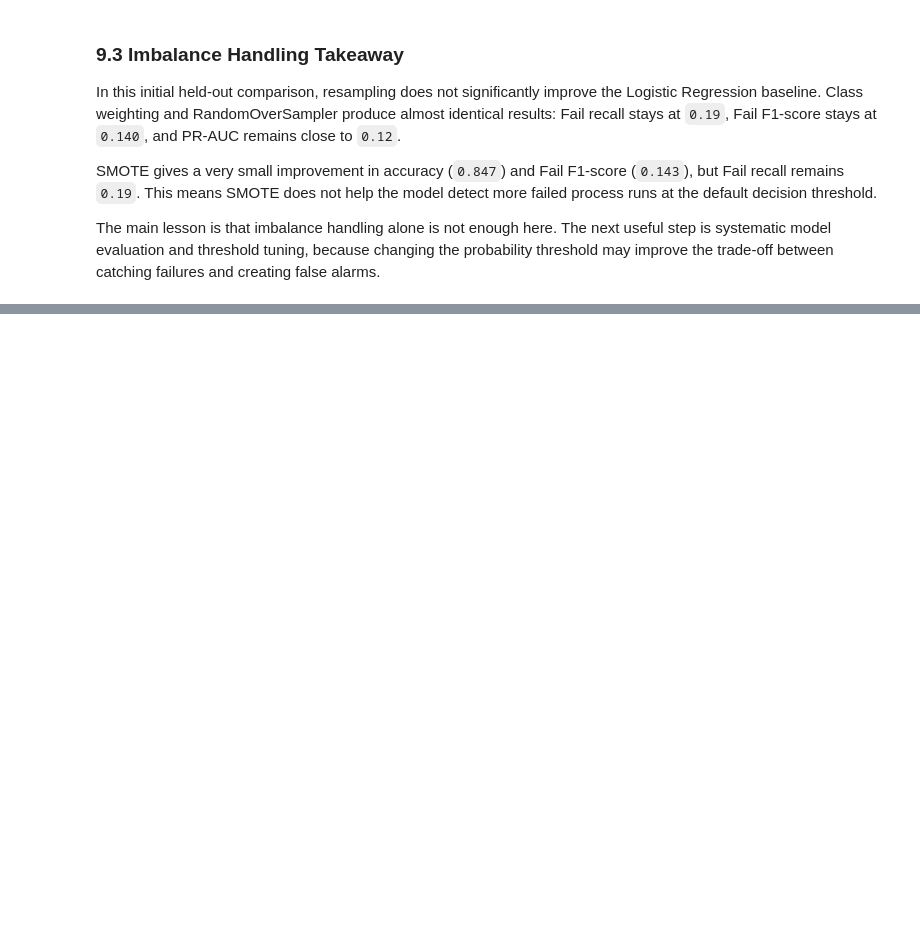
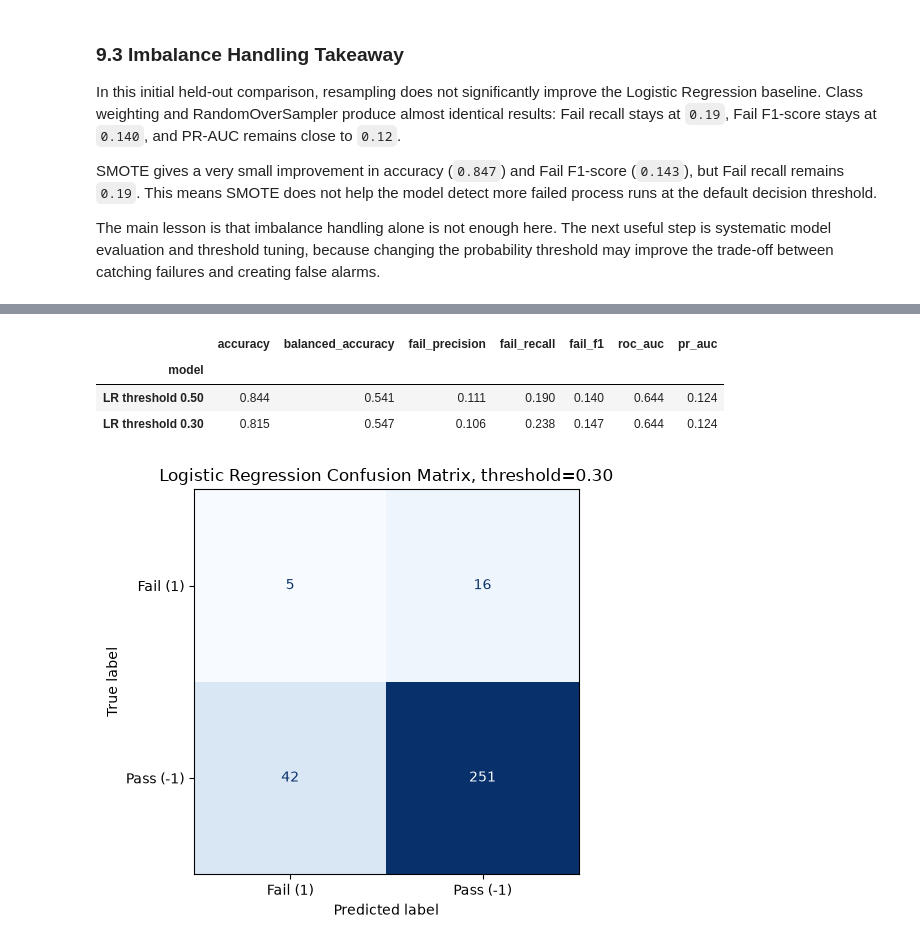
Before and after one commit to Spalding13/secom-fault-detection, a Jupyter notebook: notebooks/01_secom_fault_detection.ipynb, the cells around one changed output, grey strips where cells are left out. Cells and saved outputs as stored; diff of their text form; code cells hidden in the pictures; blank space fills up the shorter version.

```diff
--- a/notebooks/01_secom_fault_detection.ipynb
+++ b/notebooks/01_secom_fault_detection.ipynb
@@ -795,0 +972,44 @@ For this fault detection task, Fail-class recall is especially important, but it
+# %%
+threshold_model = clone(log_reg_pipeline)
+threshold_model.fit(X_train, y_train)
+
+test_fail_proba = get_fail_probabilities(threshold_model, X_test)
+default_threshold_pred = threshold_model.predict(X_test)
+tuned_threshold_pred = np.where(test_fail_proba >= best_threshold, 1, -1)
+
+threshold_test_comparison = pd.DataFrame([
+    summarize_model(
+        "LR threshold 0.50",
+        y_test,
+        default_threshold_pred,
+        test_fail_proba
+    ),
+    summarize_model(
+        f"LR threshold {best_threshold:.2f}",
+        y_test,
+        tuned_threshold_pred,
+        test_fail_proba
+    ),
+]).set_index("model")
+
+threshold_test_comparison.round(3)
+# %% [output]
+|  | accuracy | balanced_accuracy | fail_precision | fail_recall | fail_f1 | roc_auc | pr_auc |
+| model |  |  |  |  |  |  |  |
+| LR threshold 0.50 | 0.844 | 0.541 | 0.111 | 0.190 | 0.140 | 0.644 | 0.124 |
+| LR threshold 0.30 | 0.815 | 0.547 | 0.106 | 0.238 | 0.147 | 0.644 | 0.124 |
+# %%
+# Confusion matrix after threshold tuning
+cm_tuned = confusion_matrix(y_test, tuned_threshold_pred, labels=[1, -1])
+
+disp = ConfusionMatrixDisplay(
+    confusion_matrix=cm_tuned,
+    display_labels=["Fail (1)", "Pass (-1)"]
+)
+
+disp.plot(cmap="Blues", values_format="d", colorbar=False)
+plt.title(f"Logistic Regression Confusion Matrix, threshold={best_threshold:.2f}")
+plt.tight_layout()
+plt.show()
+# %% [output]
+[figure, added]
```
Also changed, not shown: parts of 26 cells of this notebook.
